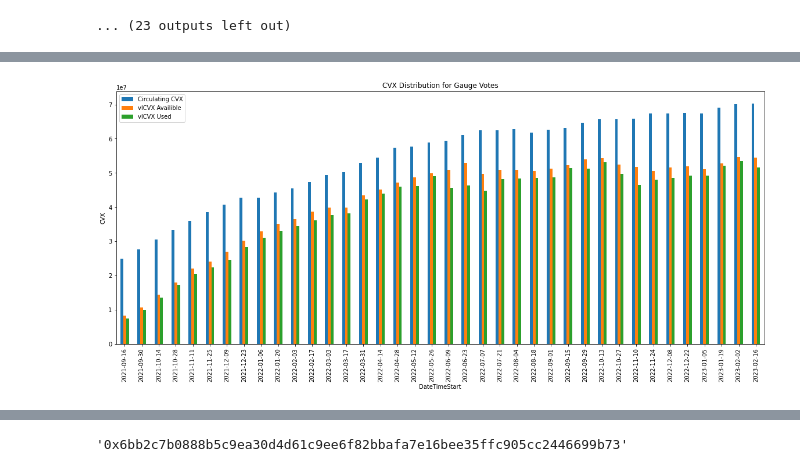
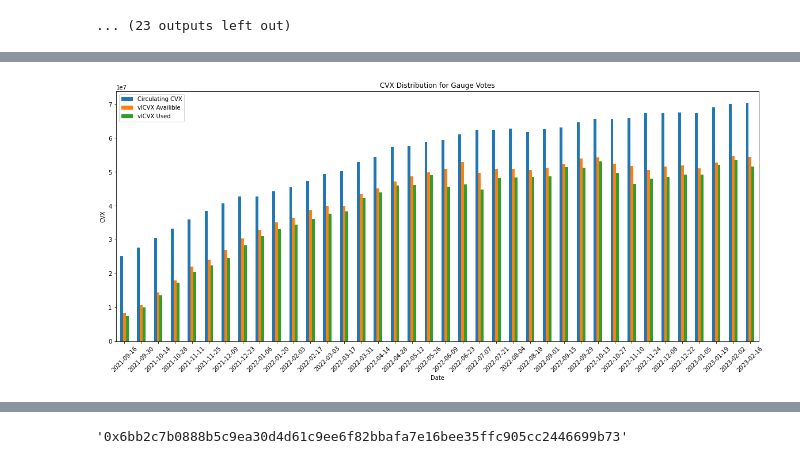
Before and after one commit to DoominEth/Web3DataSandbox, a Jupyter notebook: Untitled.ipynb, the cells around one changed output, grey strips where cells are left out. Saved outputs shown, nothing was run; the diff lists cells and outputs as text; code cells hidden in the pictures.

```diff
--- a/Untitled.ipynb
+++ b/Untitled.ipynb
@@ -383,34 +423,35 @@ gaugeProposalData = appendCirculatingCVXData(gaugeProposalData,cvxInCirculation
 # Calculate the percentage of totalCVX as a percentage of circulating_cvx
 gaugeProposalData['totalCVX_percent'] = gaugeProposalData['totalCVX'] / gaugeProposalData['circulating_cvx'] * 100
 
 # Calculate the percentage of scores as a percentage of totalCVX
 gaugeProposalData['scores_percent'] = gaugeProposalData['scores'] / gaugeProposalData['totalCVX'] * 100
 
 # Sort the data by time in ascending order
 gaugeProposalData.sort_values('DateTimeStart', inplace=True)
 
 # Create a new dataframe with the columns we're interested in
 data = gaugeProposalData[['DateTimeStart', 'circulating_cvx', 'totalCVX', 'scores']]
 
 # Set the DateTimeStart column as the index
 data.set_index('DateTimeStart', inplace=True)
 
 # Create a stacked bar chart
 ax = data.plot(kind='bar', stacked=False, figsize=(20, 8))
 
+ax.set_xlabel('Date')
 # Set the y-axis label
 ax.set_ylabel('CVX')
 
 # Set the title
 ax.set_title('CVX Distribution for Gauge Votes')
 
 # Add a legend
 ax.legend(['Circulating CVX', 'vlCVX Availible', 'vlCVX Used'])
 
-plt.xticks(rotation=90)
+plt.xticks(rotation=45)
 # Show the plot
 plt.show()
 # %% [output]
-[figure, old version]
+[figure, new version]
 # %%
 gaugeProposalData = numberOfVotersConvexProp(gaugeProposalData)
```
Also changed, not shown: parts of 88 cells of this notebook, 2 other files.
